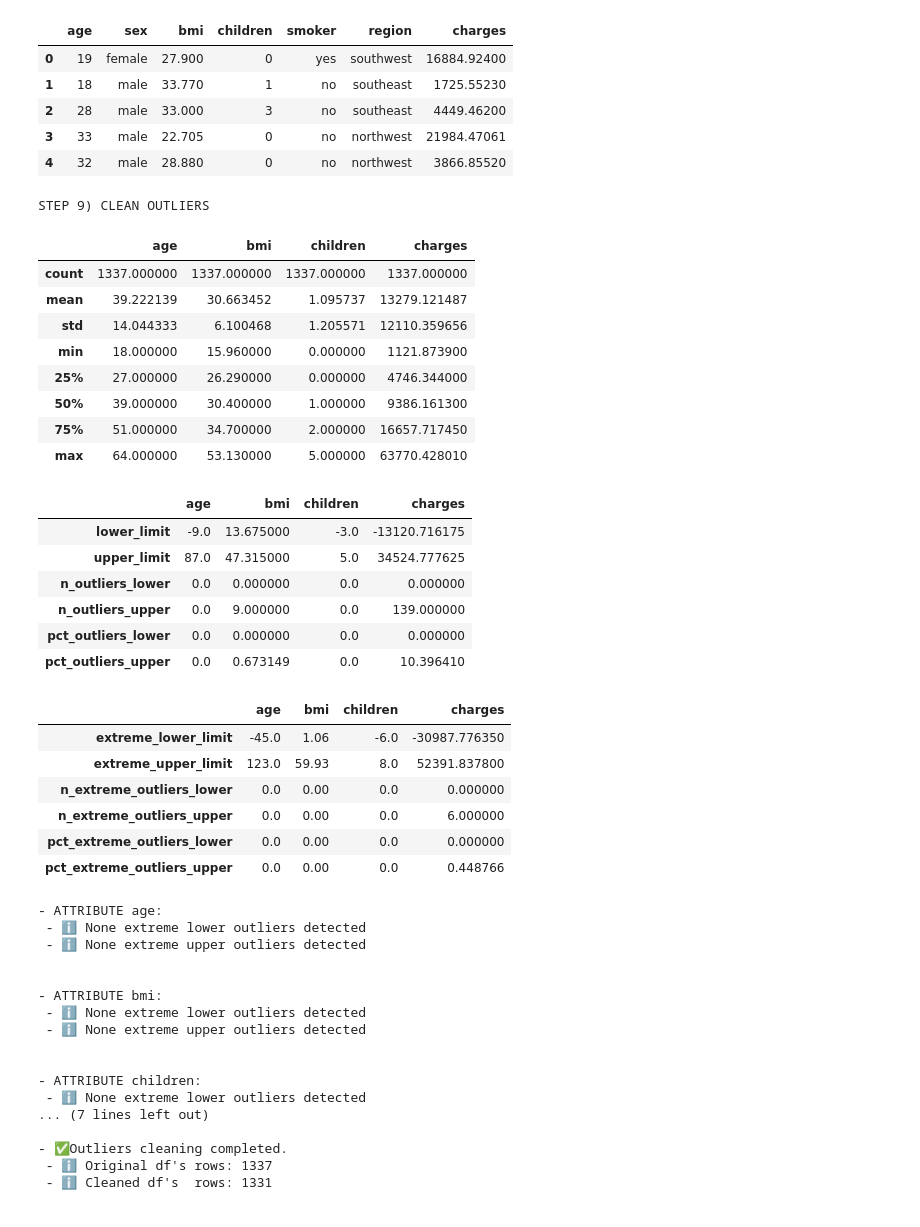
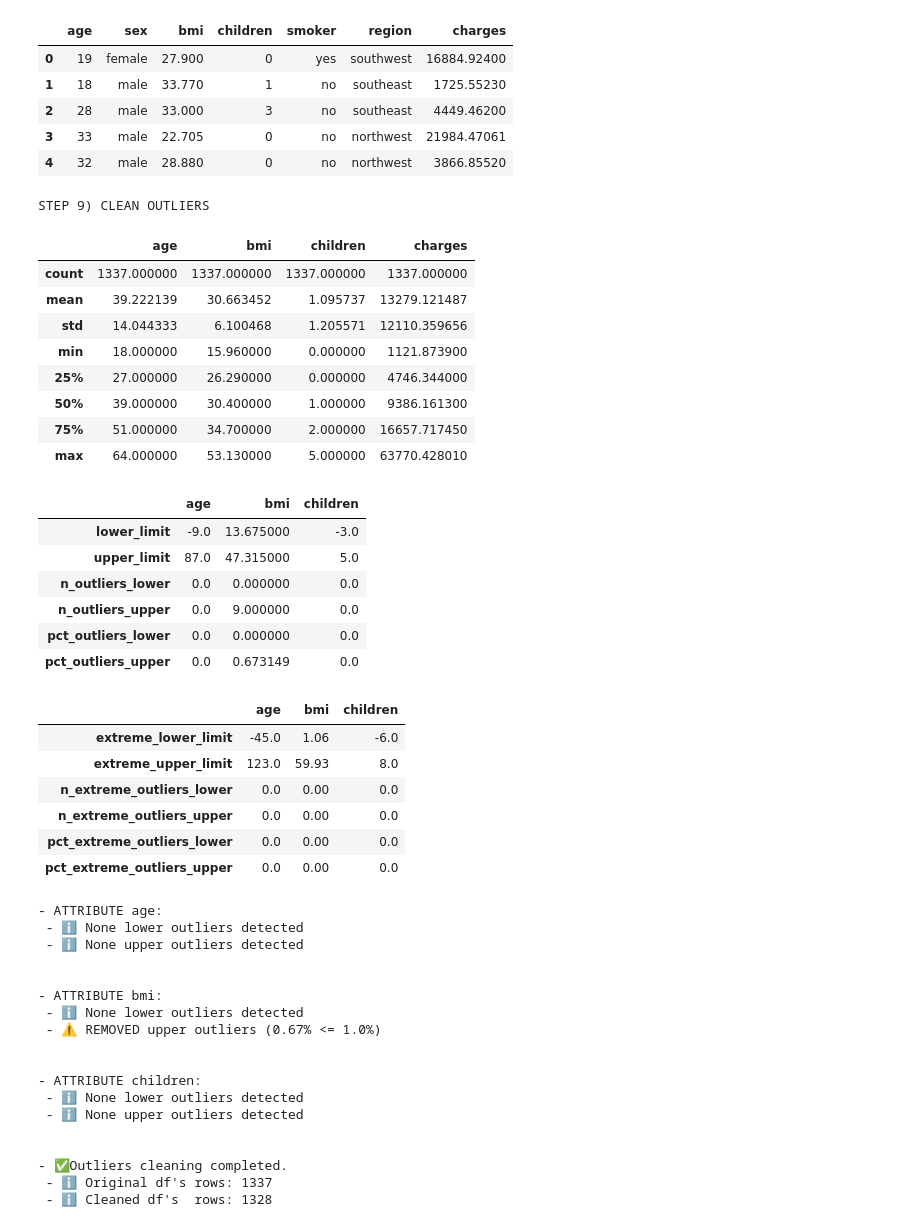
Before and after one commit to cbadil12/linear-regression-1-project, a Jupyter notebook: src/explore.ipynb, the cells around one changed output. Saved outputs shown, nothing was run; the diff lists cells and outputs as text; code cells hidden in the pictures.

```diff
--- a/src/explore.ipynb
+++ b/src/explore.ipynb
@@ -665,23 +735,19 @@ CONCLUSIONS:
 - northwest is the only region with more females than males
 # %%
 # -------------------------------
-# STEP 7 - MULTIVARIANT ANALYSIS - ALL VS ALL
+# STEP 7 - MULTIVARIANT ANALYSIS - ATTRIBUTES VS ATTRIBUTES
 # -------------------------------
-print("STEP 7 - MULTIVARIANT ANALYSIS - ALL VS ALL")
+print("STEP 7 - MULTIVARIANT ANALYSIS - ATTRIBUTES VS ATTRIBUTES")
 
 if not make_plots:
-    print("MULTIVARIANT ANALYSIS - ALL VS ALL is not printed, set make_plots = True")
+    print("MULTIVARIANT ANALYSIS - ATTRIBUTES VS ATTRIBUTES is not printed, set make_plots = True")
 else:
     # Copy of previous DataFrame
     df_S7 = df_S4.copy()
 
-    # Exclude target variable from plots
-    numeric_var_plot = [col for col in numeric_var if col != y_var]
-    category_var_plot = [col for col in category_var if col != y_var]
+    print("\n 🔢 NUMERIC Attributes VS 🔢 NUMERIC Attributes")
 
-    print("\n 🔢 NUMERIC VS 🔢 NUMERIC")
-
-    var_to_plot = numeric_var_plot
+    var_to_plot = numeric_att
     num_rows = len(var_to_plot) - 1  # Number of rows (one less than number of variables)
 
     # Create subplots with two stacked plots (regplot + heatmap) per variable pair
@@ -736,13 +802,13 @@ else:
     print("\n 🏷️🔢 ALL Attributes VS 🏷️🔢 ALL Attributes")
 
     # Encode categorical variables using the Series.factorize() method
-    for col in category_var_plot:
+    for col in category_att:
         codes, uniques = df_S7[col].factorize()
         df_S7[col] = codes  # replace column with integer codes
 
     # CATEGORIC ATTRIBUTES HEATMAP
-    if len(category_var_plot) > 1:
-        corr_cat = df_S7[category_var_plot].corr()
+    if len(category_att) > 1:
+        corr_cat = df_S7[category_att].corr()
         fig = plt.figure(figsize=(figWidth_unit, figHeight_unit))
         plt.title("ONLY CATEGORIC ATTRIBUTES", fontsize=my_font_size + 2, fontweight="bold")
         sns.heatmap(
@@ -756,11 +822,11 @@ else:
         plt.tight_layout()
         plt.show()
     else:
-        print("⚠️ Not enough categorical variables for a correlation matrix.")
+        print("⚠️ Not enough categorical attributes for a correlation matrix.")
 
     # NUMERIC ATTRIBUTES HEATMAP
-    if len(numeric_var_plot) > 1:
-        corr_num = df_S7[numeric_var_plot].corr()
+    if len(numeric_att) > 1:
+        corr_num = df_S7[numeric_att].corr()
         fig = plt.figure(figsize=(figWidth_unit, figHeight_unit))
         plt.title("ONLY NUMERIC ATTRIBUTES", fontsize=my_font_size + 2, fontweight="bold")
         sns.heatmap(
@@ -774,10 +840,10 @@ else:
         plt.tight_layout()
         plt.show()
     else:
-        print("⚠️ Not enough numeric variables for a correlation matrix.")
+        print("⚠️ Not enough numeric attributes for a correlation matrix.")
 
     # ALL VARIABLES HEATMAP
-    corr_matrix = df_S7[numeric_var_plot + category_var_plot].corr()
+    corr_matrix = df_S7[numeric_att + category_att].corr()
     corr_order = corr_matrix.mean().sort_values(ascending=False).index
     corr_matrix = corr_matrix.loc[corr_order, corr_order]
 
@@ -913,14 +986,14 @@ df_S9=df_S8.copy()
 
 low_outliers_threshold = 1.0   # [%] Max percentage of lower outliers allowed to remove
 up_outliers_threshold = 1.0  # [% ]Max percentage of upper outliers allowed to remove
-removal_type = "EXTREME OUTLIERS" # Removal logic type (NORMAL or EXTREME outliers)
+removal_type = "NORMAL OUTLIERS" # Removal logic type (NORMAL or EXTREME outliers)
 
 # Print info
 display(df_S9.describe())
 
 # Outliers detection is applied over numeric attributes
 cols = []
-for col in numeric_var:
+for col in numeric_att:
     if col in df_S9.columns.to_list():
         cols.append(col)
 
@@ -1027,7 +1100,7 @@ display(df_extreme_limits)
 
 # Outliers detection is applied over numeric attributes
 cols = []
-for col in numeric_var:
+for col in numeric_att:
     if col in df_S9.columns.to_list():
         cols.append(col)
 
@@ -1074,62 +1147,63 @@ elif removal_type == "EXTREME OUTLIERS":
             df_S9 = df_S9[df_S9[col] >= low_limit]
             print(f" - ⚠️ REMOVED extreme lower outliers ({pct_low:.2f}% <= {low_outliers_threshold}%)")
         else:
             print(f" - ✅ KEPT extreme lower outliers ({pct_low:.2f}% > {low_outliers_threshold}%)")
 
         # Remove high outliers if below threshold
         if pct_high == 0:
             print(f" - ℹ️ None extreme upper outliers detected")
         elif pct_high <= up_outliers_threshold:
             df_S9 = df_S9[df_S9[col] <= high_limit]
             print(f" - ⚠️ REMOVED extreme upper outliers ({pct_high:.2f}% <= {up_outliers_threshold}%)")
         else:
             print(f" - ✅ KEPT extreme upper outliers ({pct_high:.2f}% > {up_outliers_threshold}%)")
         print("\n")
 
 print("- ✅Outliers cleaning completed.")
 print(f" - ℹ️ Original df's rows: {len(df_S8)}")
 print(f" - ℹ️ Cleaned df's  rows: {len(df_S9)}")
 display(df_S9.describe())
 # %% [output]
 STEP 9) CLEAN OUTLIERS
 |  | age | bmi | children | charges |
 | count | 1337.000000 | 1337.000000 | 1337.000000 | 1337.000000 |
 | mean | 39.222139 | 30.663452 | 1.095737 | 13279.121487 |
 | std | 14.044333 | 6.100468 | 1.205571 | 12110.359656 |
 | min | 18.000000 | 15.960000 | 0.000000 | 1121.873900 |
 | 25% | 27.000000 | 26.290000 | 0.000000 | 4746.344000 |
 | 50% | 39.000000 | 30.400000 | 1.000000 | 9386.161300 |
 | 75% | 51.000000 | 34.700000 | 2.000000 | 16657.717450 |
 | max | 64.000000 | 53.130000 | 5.000000 | 63770.428010 |
-|  | age | bmi | children | charges |
-| lower_limit | -9.0 | 13.675000 | -3.0 | -13120.716175 |
-| upper_limit | 87.0 | 47.315000 | 5.0 | 34524.777625 |
-| n_outliers_lower | 0.0 | 0.000000 | 0.0 | 0.000000 |
-| n_outliers_upper | 0.0 | 9.000000 | 0.0 | 139.000000 |
-| pct_outliers_lower | 0.0 | 0.000000 | 0.0 | 0.000000 |
-| pct_outliers_upper | 0.0 | 0.673149 | 0.0 | 10.396410 |
+|  | age | bmi | children |
+| lower_limit | -9.0 | 13.675000 | -3.0 |
+| upper_limit | 87.0 | 47.315000 | 5.0 |
+| n_outliers_lower | 0.0 | 0.000000 | 0.0 |
+| n_outliers_upper | 0.0 | 9.000000 | 0.0 |
+| pct_outliers_lower | 0.0 | 0.000000 | 0.0 |
+| pct_outliers_upper | 0.0 | 0.673149 | 0.0 |
-|  | age | bmi | children | charges |
-| extreme_lower_limit | -45.0 | 1.06 | -6.0 | -30987.776350 |
-| extreme_upper_limit | 123.0 | 59.93 | 8.0 | 52391.837800 |
-| n_extreme_outliers_lower | 0.0 | 0.00 | 0.0 | 0.000000 |
-| n_extreme_outliers_upper | 0.0 | 0.00 | 0.0 | 6.000000 |
-| pct_extreme_outliers_lower | 0.0 | 0.00 | 0.0 | 0.000000 |
-| pct_extreme_outliers_upper | 0.0 | 0.00 | 0.0 | 0.448766 |
+|  | age | bmi | children |
+| extreme_lower_limit | -45.0 | 1.06 | -6.0 |
+| extreme_upper_limit | 123.0 | 59.93 | 8.0 |
+| n_extreme_outliers_lower | 0.0 | 0.00 | 0.0 |
+| n_extreme_outliers_upper | 0.0 | 0.00 | 0.0 |
+| pct_extreme_outliers_lower | 0.0 | 0.00 | 0.0 |
+| pct_extreme_outliers_upper | 0.0 | 0.00 | 0.0 |
 - ATTRIBUTE age:
- - ℹ️ None extreme lower outliers detected
- - ℹ️ None extreme upper outliers detected
+ - ℹ️ None lower outliers detected
+ - ℹ️ None upper outliers detected
 
 
 - ATTRIBUTE bmi:
- - ℹ️ None extreme lower outliers detected
- - ℹ️ None extreme upper outliers detected
+ - ℹ️ None lower outliers detected
+ - ⚠️ REMOVED upper outliers (0.67% <= 1.0%)
 
 
 - ATTRIBUTE children:
- - ℹ️ None extreme lower outliers detected
-... (7 lines left out)
+ - ℹ️ None lower outliers detected
+ - ℹ️ None upper outliers detected
+
 
 - ✅Outliers cleaning completed.
  - ℹ️ Original df's rows: 1337
- - ℹ️ Cleaned df's  rows: 1331
+ - ℹ️ Cleaned df's  rows: 1328
 |  | age | bmi | children | charges |
```
Also changed, not shown: parts of 21 cells of this notebook, 4 other files.
